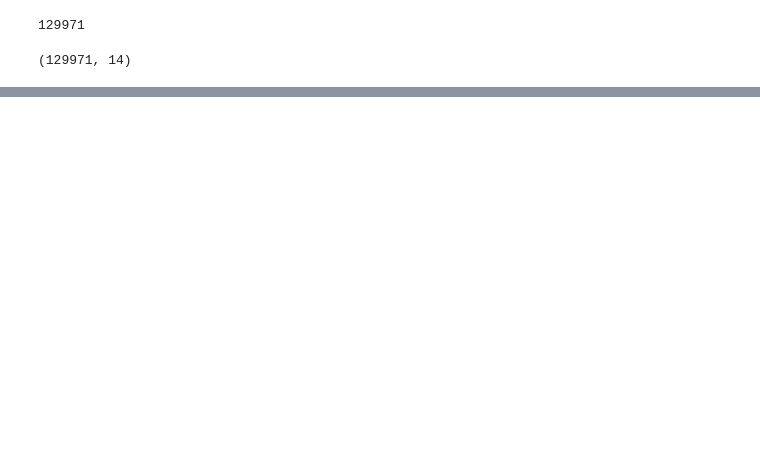
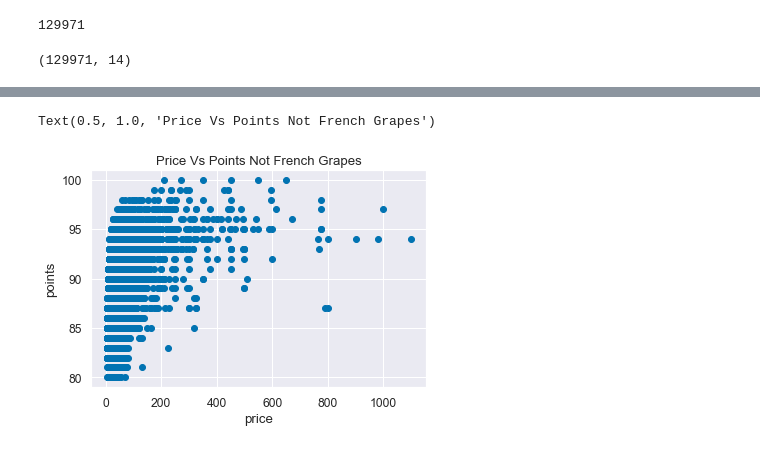
Before and after one commit to loisr/WineReviews, a Jupyter notebook: WIne Reiviews Data Visualization.ipynb, the cells around one changed output, grey strips where cells are left out. Saved outputs shown, nothing was run; the diff lists cells and outputs as text; code cells hidden in the pictures; blank space fills up the shorter version.

```diff
--- a/WIne Reiviews Data Visualization.ipynb
+++ b/WIne Reiviews Data Visualization.ipynb
@@ -167,0 +189,8 @@ plt.show()
+# %%
+plt.scatter(notFrench.price, notFrench.points)
+plt.xlabel('price')
+plt.ylabel('points')
+plt.title("Price Vs Points Not French Grapes")
+# %% [output]
+Text(0.5, 1.0, 'Price Vs Points Not French Grapes')
+[figure, added]
```
Also changed, not shown: parts of 21 cells of this notebook.
